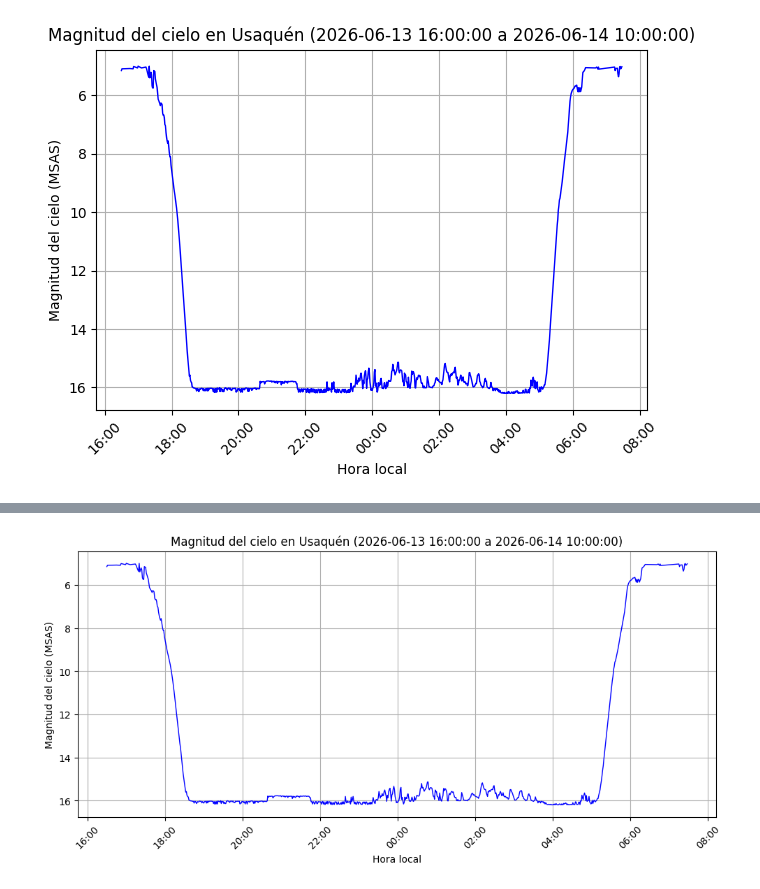
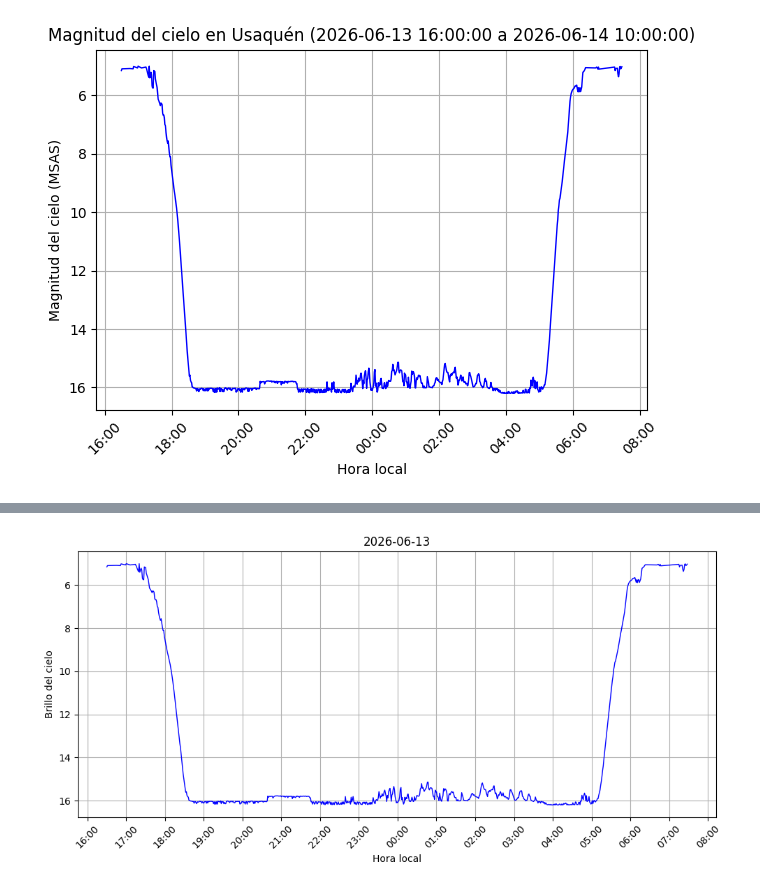
Before and after one commit to sserranop1/proyecto-experimental, a Jupyter notebook: ccd1.ipynb, the cells around one changed output, grey strips where cells are left out. Cells and saved outputs as stored; diff of their text form; code cells hidden in the pictures.

```diff
--- a/ccd1.ipynb
+++ b/ccd1.ipynb
@@ -16,7 +18,7 @@ columnas = [
 ]
 
 df = pd.read_csv(
-    "/Users/santiagoserranoperico/Desktop/Universidad/intersemestral/proyecto-experimental/datos_SQM/Usaquen__20260621_182930.dat",
+    "/home/santiagos/Desktop/Universidad/intersemestral/proyecto-experimental/datos_SQM/Usaquen__20260621_182930.dat",
     sep=";",
     comment="#",
     header=None,
@@ -102,59 +116,55 @@ print(df_mis_datos)
 # %%
 carpeta_salida = "graficas_sqm_usaquen"
 os.makedirs(carpeta_salida, exist_ok=True)
 
-# Fechas disponibles en tus datos
+ruta_pdf_unico = os.path.join(carpeta_salida, "graficas_sqm_usaquen.pdf")
+
 fecha_inicial = df_mis_datos["local_datetime"].min().normalize()
 fecha_final = df_mis_datos["local_datetime"].max().normalize()
 
-# Ciclo por cada día
-for dia in pd.date_range(fecha_inicial, fecha_final, freq="D"):
+with PdfPages(ruta_pdf_unico) as pdf:
 
-    # Mismo rango que estabas usando:
-    # desde las 4:00 p.m. de un día hasta las 10:00 a.m. del día siguiente
-    inicio = dia + pd.Timedelta(hours=16)
-    fin = dia + pd.Timedelta(days=1, hours=10)
+    for dia in pd.date_range(fecha_inicial, fecha_final, freq="D"):
 
-    df_filtrado = df_mis_datos[
-        (df_mis_datos["local_datetime"] >= inicio) &
-        (df_mis_datos["local_datetime"] <= fin)
-    ]
+        inicio = dia + pd.Timedelta(hours=16)
+        fin = dia + pd.Timedelta(days=1, hours=10)
 
-    # Si no hay datos en ese intervalo, pasa al siguiente día
-    if df_filtrado.empty:
-        continue
+        df_filtrado = df_mis_datos[
+            (df_mis_datos["local_datetime"] >= inicio) &
+            (df_mis_datos["local_datetime"] <= fin)
+        ]
 
-    plt.figure(figsize=(10, 5))
+        if df_filtrado.empty:
+            continue
 
-    plt.plot(
-        df_filtrado["local_datetime"],
-        df_filtrado["msas"],
-        linestyle="-",
-        linewidth=1,
-        color="blue"
-    )
+        fig, ax = plt.subplots(figsize=(10, 5))
 
-    plt.xlabel("Hora local")
-    plt.ylabel("Magnitud del cielo (MSAS)")
-    plt.title(f"Magnitud del cielo en Usaquén ({inicio} a {fin})")
-    plt.gca().xaxis.set_major_formatter(mdates.DateFormatter("%H:%M"))
-    plt.xticks(rotation=45)
+        ax.plot(
+            df_filtrado["local_datetime"],
+            df_filtrado["msas"],
+            linestyle="-",
+            linewidth=1,
+            color="blue"
+        )
 
-    # En astronomía, valores mayores de MSAS son cielos más oscuros,
-    # por eso se invierte el eje Y
-    plt.gca().invert_yaxis()
+        ax.set_xlabel("Hora local")
+        ax.set_ylabel("Brillo del cielo")
+        ax.set_title(dia.strftime("%Y-%m-%d"))
 
-    plt.grid()
-    plt.tight_layout()
+        # Mostrar cada hora en el eje X
+        ax.xaxis.set_major_locator(mdates.HourLocator(interval=1))
+        ax.xaxis.set_major_formatter(mdates.DateFormatter("%H:%M"))
 
-    nombre_archivo = f"magnitud_cielo_usaquen_{dia.strftime('%Y-%m-%d')}.png"
-    nombre_archivo_pdf = f"magnitud_cielo_usaquen_{dia.strftime('%Y-%m-%d')}.pdf"
-    ruta_archivo = os.path.join(carpeta_salida, nombre_archivo)
-    ruta_archivo_pdf = os.path.join(carpeta_salida, nombre_archivo_pdf)
-    plt.savefig(ruta_archivo, dpi=300)
-    plt.savefig(ruta_archivo_pdf, dpi=300)
-    plt.show()
+        plt.xticks(rotation=45)
 
-    print(f"Gráfica guardada: {ruta_archivo}")
+        ax.invert_yaxis()
+        ax.grid()
+        plt.tight_layout()
+
+        pdf.savefig(fig)
+        plt.show()
+        plt.close(fig)
+
+print(f"PDF guardado: {ruta_pdf_unico}")
 # %% [output]
-[figure, old version]
+[figure, new version]
```
Also changed, not shown: parts of 4 cells of this notebook, 1 other file.
